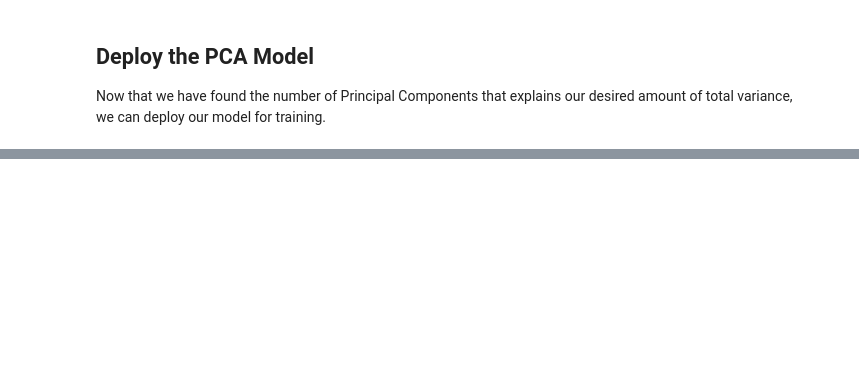
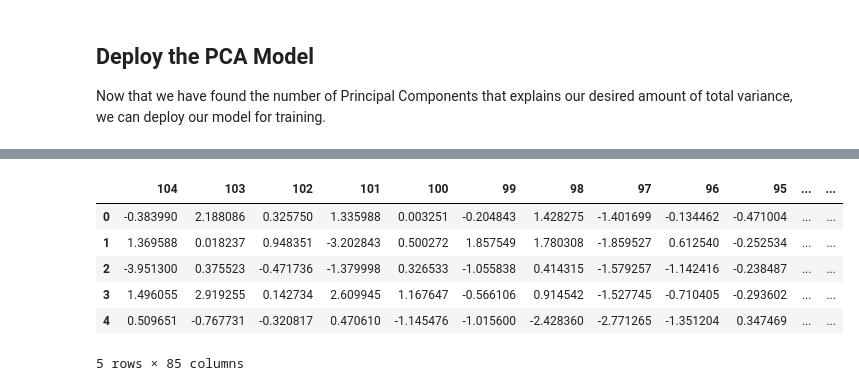
Before and after one commit to stonecoldnicole/flip-or-skip, a Jupyter notebook: Feature_Engineering.ipynb, the cells around one changed output, grey strips where cells are left out. Cells and saved outputs as stored; diff of their text form; code cells hidden in the pictures; blank space fills up the shorter version.

```diff
--- a/Feature_Engineering.ipynb
+++ b/Feature_Engineering.ipynb
@@ -129,4 +134,5 @@ Next we will standardize our data and then use Principle Component Analysis (PCA
 # Standardize features
 X_active = StandardScaler().fit_transform(active.astype(float))
 X_past = StandardScaler().fit_transform(past.astype(float))
+X = StandardScaler().fit_transform(combined.astype(float))
 # %%
@@ -312,0 +386,10 @@ print(train_pca[0])
+# %%
+transformed_active.head()
+# %% [output]
+|  | 104 | 103 | 102 | 101 | 100 | 99 | 98 | 97 | 96 | 95 | ... | ... |
+| 0 | -0.383990 | 2.188086 | 0.325750 | 1.335988 | 0.003251 | -0.204843 | 1.428275 | -1.401699 | -0.134462 | -0.471004 | ... | ... |
+| 1 | 1.369588 | 0.018237 | 0.948351 | -3.202843 | 0.500272 | 1.857549 | 1.780308 | -1.859527 | 0.612540 | -0.252534 | ... | ... |
+| 2 | -3.951300 | 0.375523 | -0.471736 | -1.379998 | 0.326533 | -1.055838 | 0.414315 | -1.579257 | -1.142416 | -0.238487 | ... | ... |
+| 3 | 1.496055 | 2.919255 | 0.142734 | 2.609945 | 1.167647 | -0.566106 | 0.914542 | -1.527745 | -0.710405 | -0.293602 | ... | ... |
+| 4 | 0.509651 | -0.767731 | -0.320817 | 0.470610 | -1.145476 | -1.015600 | -2.428360 | -2.771265 | -1.351204 | 0.347469 | ... | ... |
+5 rows × 85 columns
```
Also changed, not shown: parts of 23 cells of this notebook, 2 other files.
